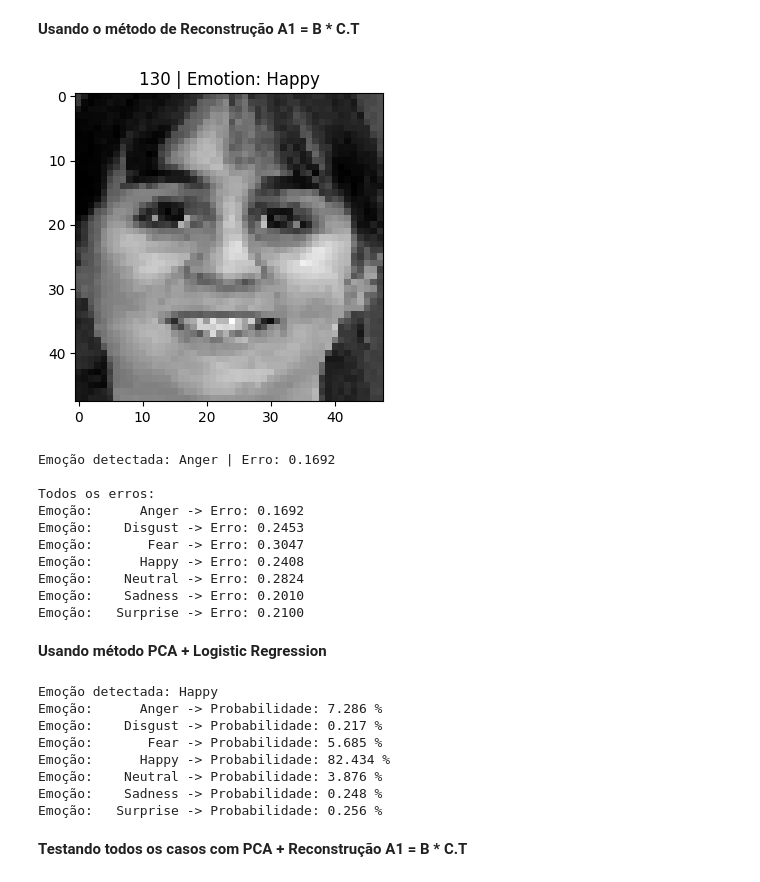
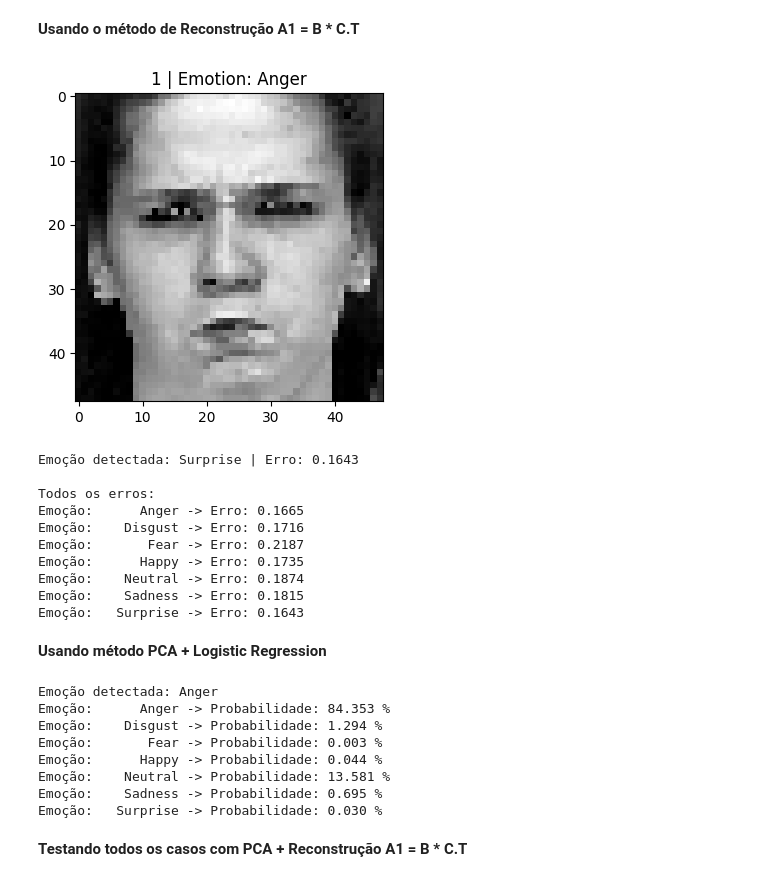
Before and after one commit to mawerneck/Projeto-Final-CoCADa, a Jupyter notebook: script.ipynb, the cells around one changed output. Saved outputs shown, nothing was run; the diff lists cells and outputs as text; code cells hidden in the pictures.

```diff
--- a/script.ipynb
+++ b/script.ipynb
@@ -234,18 +228,18 @@ for i in range(7):
 # %% [markdown]
 **Usando o método de Reconstrução A1 = B * C.T**
 # %%
-target_index = 130
+target_index = 1
 
 # IMAGEM ORIGINAL
 face = faces[target_index]
 emotion = df_flatten.loc[target_index]["emotion"]
 plt.figure(figsize=(4, 4))
 plt.title(f"{target_index} | Emotion: {emotion}")
 plt.imshow(face, cmap='gray')
 #plt.axis("off")
 plt.show()
 # %% [output]
-[figure, old version]
+[figure, new version]
 # %%
 data, pcas = training_PCA(faces_flatten, df_flatten, target_index)
 detected_emotion, min_error, all_errors = classify_emotion(faces_flatten, pcas, target_index)
@@ -254,16 +248,16 @@ print(f"\nEmoção detectada: {detected_emotion} | Erro: {min_error:.4f}\n\nTodo
 for emotion, error in all_errors.items():
     print(f"Emoção: {emotion:>10} -> Erro: {(error):.4f}")
 # %% [output]
-Emoção detectada: Anger | Erro: 0.1692
+Emoção detectada: Surprise | Erro: 0.1643
 
 Todos os erros:
-Emoção:      Anger -> Erro: 0.1692
-Emoção:    Disgust -> Erro: 0.2453
-Emoção:       Fear -> Erro: 0.3047
-Emoção:      Happy -> Erro: 0.2408
-Emoção:    Neutral -> Erro: 0.2824
-Emoção:    Sadness -> Erro: 0.2010
-Emoção:   Surprise -> Erro: 0.2100
+Emoção:      Anger -> Erro: 0.1665
+Emoção:    Disgust -> Erro: 0.1716
+Emoção:       Fear -> Erro: 0.2187
+Emoção:      Happy -> Erro: 0.1735
+Emoção:    Neutral -> Erro: 0.1874
+Emoção:    Sadness -> Erro: 0.1815
+Emoção:   Surprise -> Erro: 0.1643
 # %% [markdown]
 **Usando método PCA + Logistic Regression**
 # %%
@@ -274,14 +268,14 @@ print(f"\nEmoção detectada: {detected_emotion}")
 for i in range(7):
     print(f"Emoção: {emotions[i]:>10} -> Probabilidade: {(probs[i]*100):.3f} %")
 # %% [output]
-Emoção detectada: Happy
-Emoção:      Anger -> Probabilidade: 7.286 %
-Emoção:    Disgust -> Probabilidade: 0.217 %
-Emoção:       Fear -> Probabilidade: 5.685 %
-Emoção:      Happy -> Probabilidade: 82.434 %
-Emoção:    Neutral -> Probabilidade: 3.876 %
-Emoção:    Sadness -> Probabilidade: 0.248 %
-Emoção:   Surprise -> Probabilidade: 0.256 %
+Emoção detectada: Anger
+Emoção:      Anger -> Probabilidade: 84.353 %
+Emoção:    Disgust -> Probabilidade: 1.294 %
+Emoção:       Fear -> Probabilidade: 0.003 %
+Emoção:      Happy -> Probabilidade: 0.044 %
+Emoção:    Neutral -> Probabilidade: 13.581 %
+Emoção:    Sadness -> Probabilidade: 0.695 %
+Emoção:   Surprise -> Probabilidade: 0.030 %
 # %% [markdown]
 **Testando todos os casos com PCA + Reconstrução A1 = B * C.T**
 # %%
```
Also changed, not shown: parts of 9 cells of this notebook.
